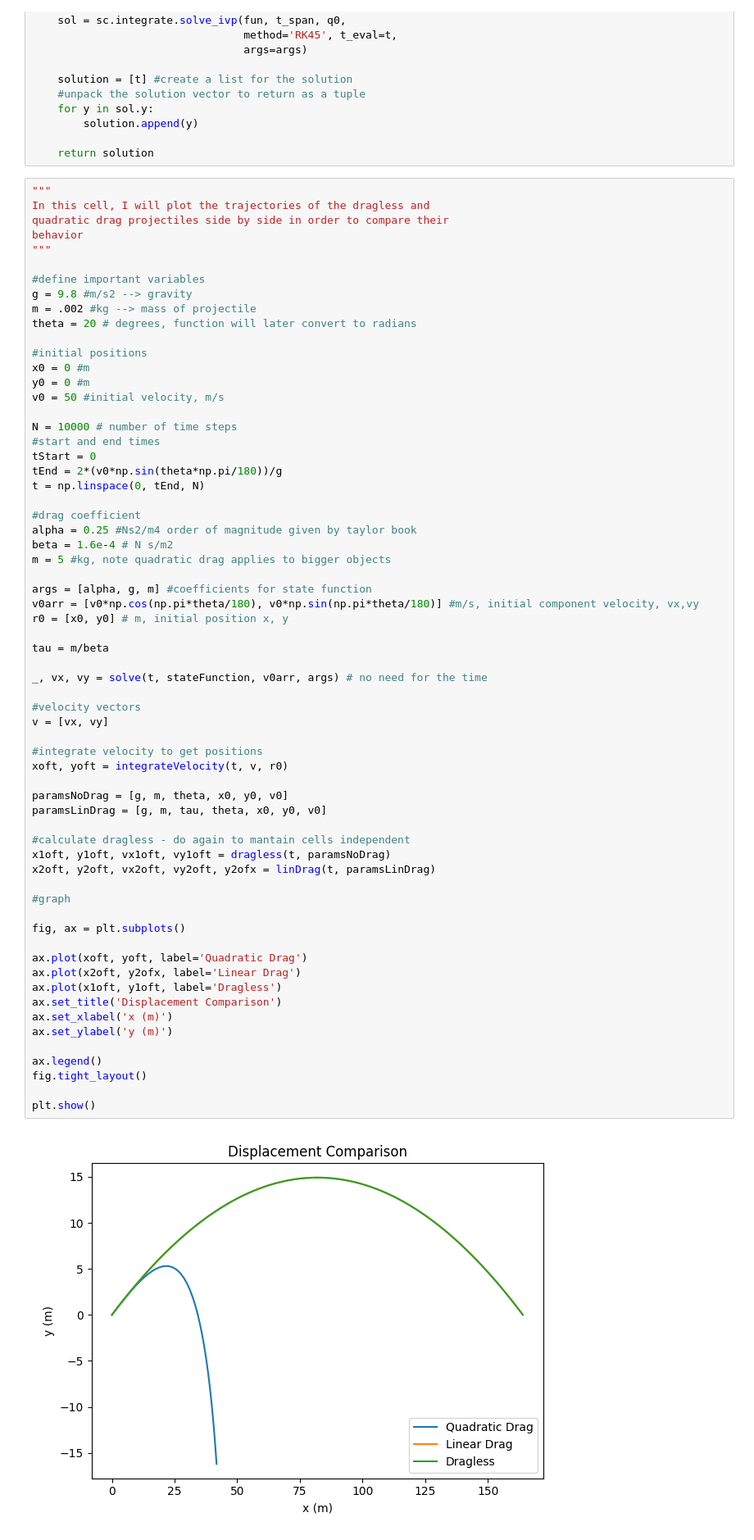
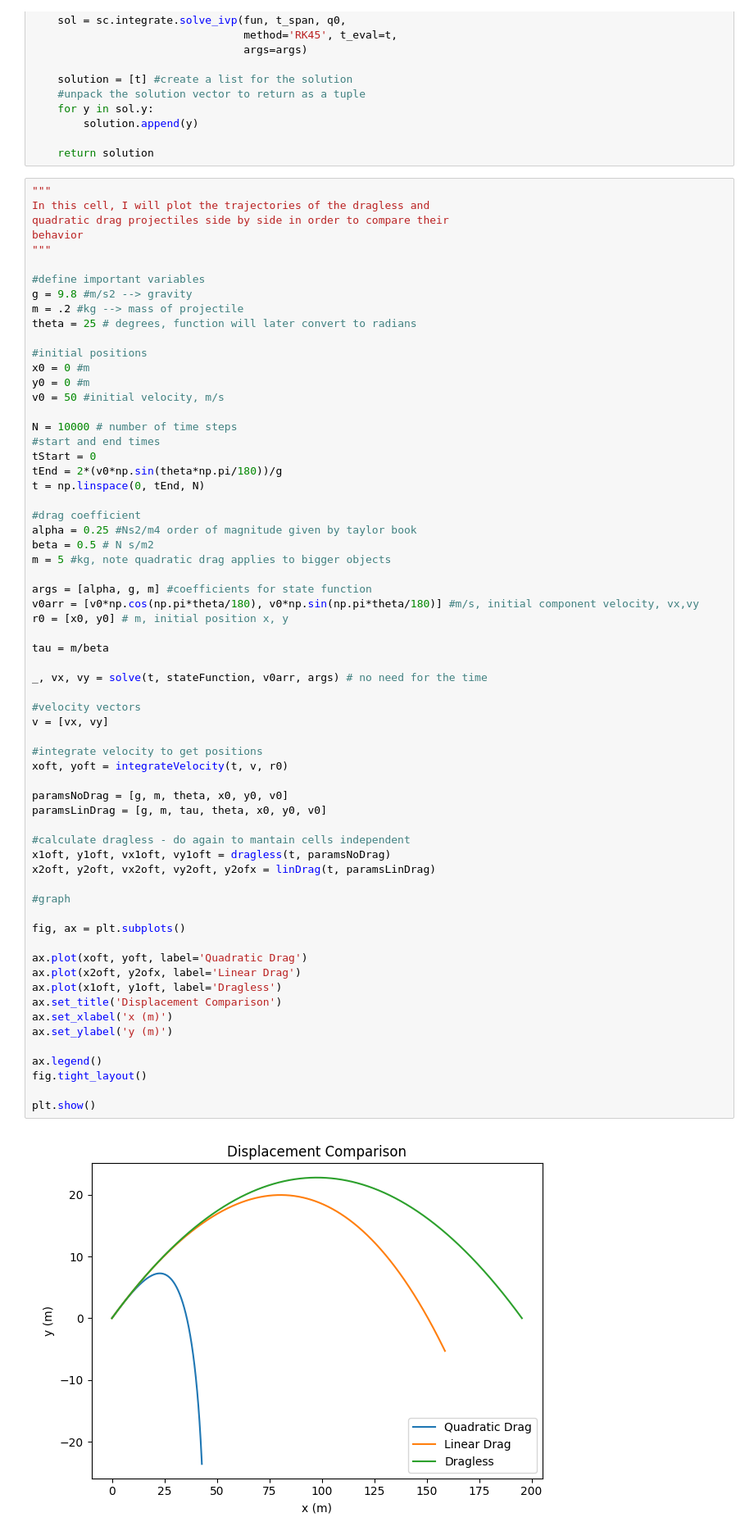
Before and after one commit to lubar1317/lessons-from-lu, a Jupyter notebook: mechanics-simulations/projectiles/analyzing_projectiles.ipynb, the cells around one changed output. Shown at 82% size. Cells and saved outputs as stored; diff of their text form.

```diff
--- a/mechanics-simulations/projectiles/analyzing_projectiles.ipynb
+++ b/mechanics-simulations/projectiles/analyzing_projectiles.ipynb
@@ -317,8 +317,8 @@ behavior
 
 #define important variables
 g = 9.8 #m/s2 --> gravity
-m = .002 #kg --> mass of projectile
-theta = 20 # degrees, function will later convert to radians
+m = .2 #kg --> mass of projectile
+theta = 25 # degrees, function will later convert to radians
 
 #initial positions
 x0 = 0 #m
@@ -333,7 +333,7 @@ t = np.linspace(0, tEnd, N)
 
 #drag coefficient
 alpha = 0.25 #Ns2/m4 order of magnitude given by taylor book
-beta = 1.6e-4 # N s/m2
+beta = 0.5 # N s/m2
 m = 5 #kg, note quadratic drag applies to bigger objects
 
 args = [alpha, g, m] #coefficients for state function
@@ -346,31 +346,31 @@ _, vx, vy = solve(t, stateFunction, v0arr, args) # no need for the time
 
 #velocity vectors
 v = [vx, vy]
 
 #integrate velocity to get positions
 xoft, yoft = integrateVelocity(t, v, r0)
 
 paramsNoDrag = [g, m, theta, x0, y0, v0]
 paramsLinDrag = [g, m, tau, theta, x0, y0, v0]
 
 #calculate dragless - do again to mantain cells independent
 x1oft, y1oft, vx1oft, vy1oft = dragless(t, paramsNoDrag)
 x2oft, y2oft, vx2oft, vy2oft, y2ofx = linDrag(t, paramsLinDrag)
 
 #graph
 
 fig, ax = plt.subplots()
 
 ax.plot(xoft, yoft, label='Quadratic Drag')
 ax.plot(x2oft, y2ofx, label='Linear Drag')
 ax.plot(x1oft, y1oft, label='Dragless')
 ax.set_title('Displacement Comparison')
 ax.set_xlabel('x (m)')
 ax.set_ylabel('y (m)')
 
 ax.legend()
 fig.tight_layout()
 
 plt.show()
 # %% [output]
-[figure, old version]
+[figure, new version]
```
Also changed, not shown: parts of 1 cell of this notebook, 1 other file.
